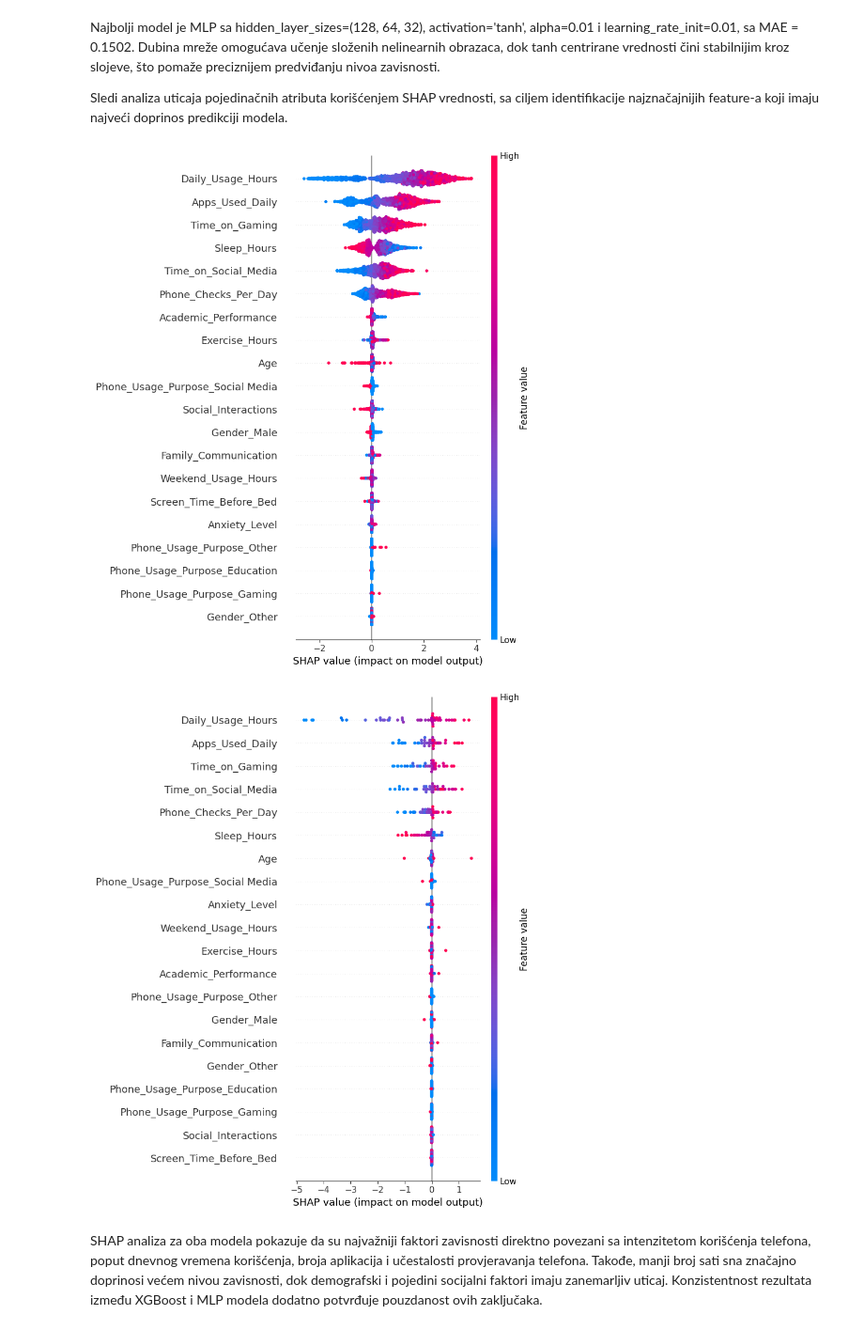
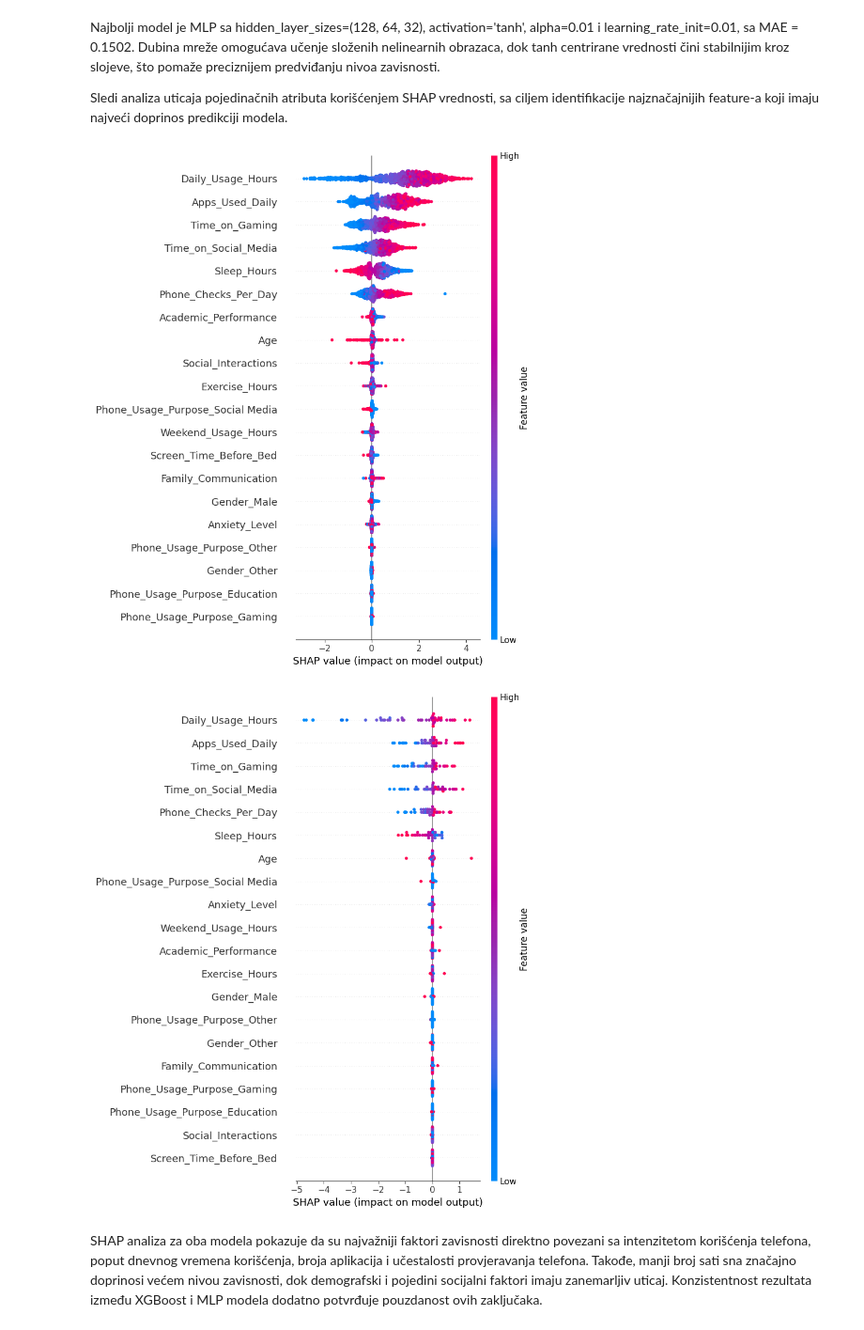
Before and after one commit to djukic002/siap-projekat, a Jupyter notebook: model-evaulation.ipynb, the cells around one changed output. Shown at 94% size. Saved outputs shown, nothing was run; the diff lists cells and outputs as text; code cells hidden in the pictures.

```diff
--- a/model-evaulation.ipynb
+++ b/model-evaulation.ipynb
@@ -261,37 +289,39 @@ Najbolji model je MLP sa hidden_layer_sizes=(128, 64, 32), activation='tanh', al
 Sledi analiza uticaja pojedinačnih atributa korišćenjem SHAP vrednosti, sa ciljem identifikacije najznačajnijih feature-a koji imaju najveći doprinos predikciji modela.
 # %%
 xgb_opt = XGBRegressor(
-    max_depth=7,
+    n_estimators=1000,
+    max_depth=5,
     learning_rate=0.1,
+    subsample=0.8,
     random_state=42
 )
 
 mlp_opt = MLPRegressor(
     hidden_layer_sizes=(128, 64, 32),
     activation='tanh',
     alpha=0.01,
     learning_rate_init=0.01,
     max_iter=1000,
     random_state=42
 )
 
 xgb_smote, _ = models.train_final_model(
     xgb_opt, X_train, y_train,
     use_smote=True
 )
 
 models.run_shap(xgb_smote, X_train)
 
 mlp_smote, scaler = models.train_final_model(
     mlp_opt, X_train, y_train,
     use_smote=True,
     use_scaling=True
 )
 
 models.run_shap(mlp_smote, X_train, scaler, 'kernel')
 # %% [output]
-[figure, old version]
+[figure, new version]
-[figure, old version]
+[figure, new version]
 # %% [markdown]
 SHAP analiza za oba modela pokazuje da su najvažniji faktori zavisnosti direktno povezani sa intenzitetom korišćenja telefona, poput dnevnog vremena korišćenja, broja aplikacija i učestalosti provjeravanja telefona. Takođe, manji broj sati sna značajno doprinosi većem nivou zavisnosti, dok demografski i pojedini socijalni faktori imaju zanemarljiv uticaj. Konzistentnost rezultata između XGBoost i MLP modela dodatno potvrđuje pouzdanost ovih zaključaka.
 # %%
```
Also changed, not shown: parts of 5 cells of this notebook.
